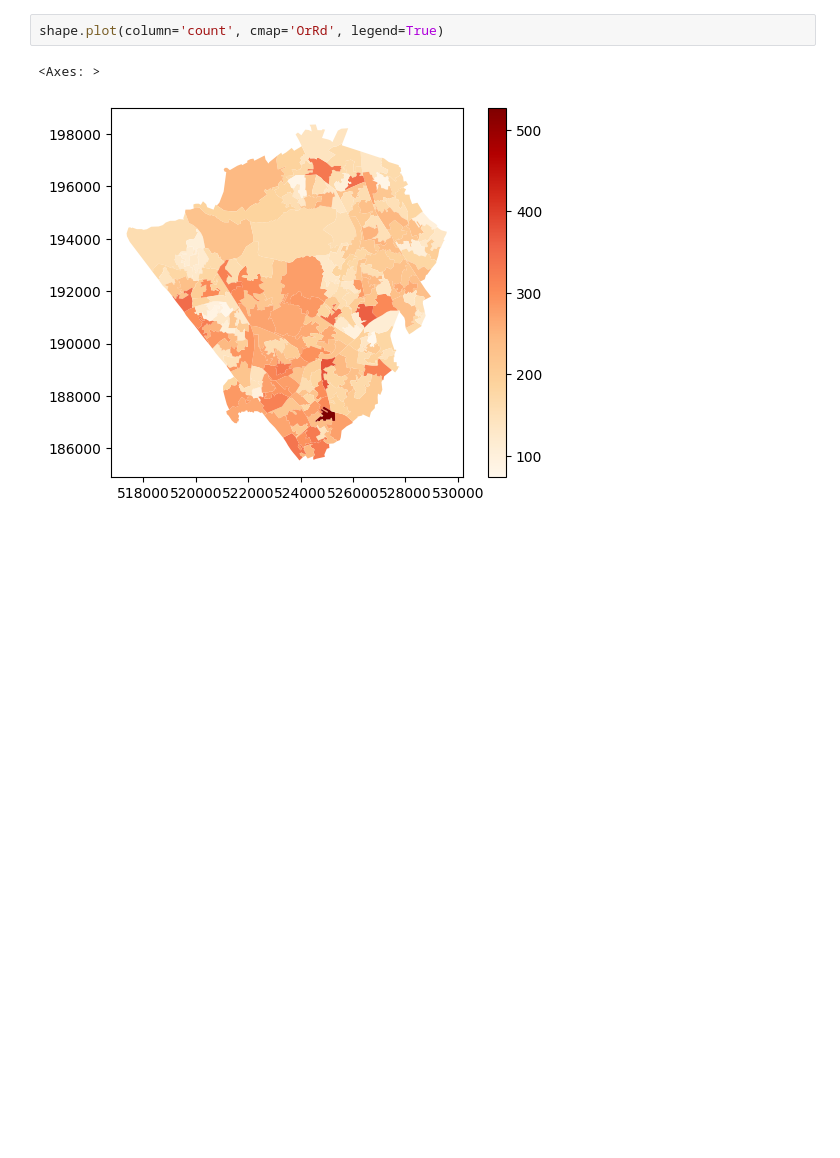
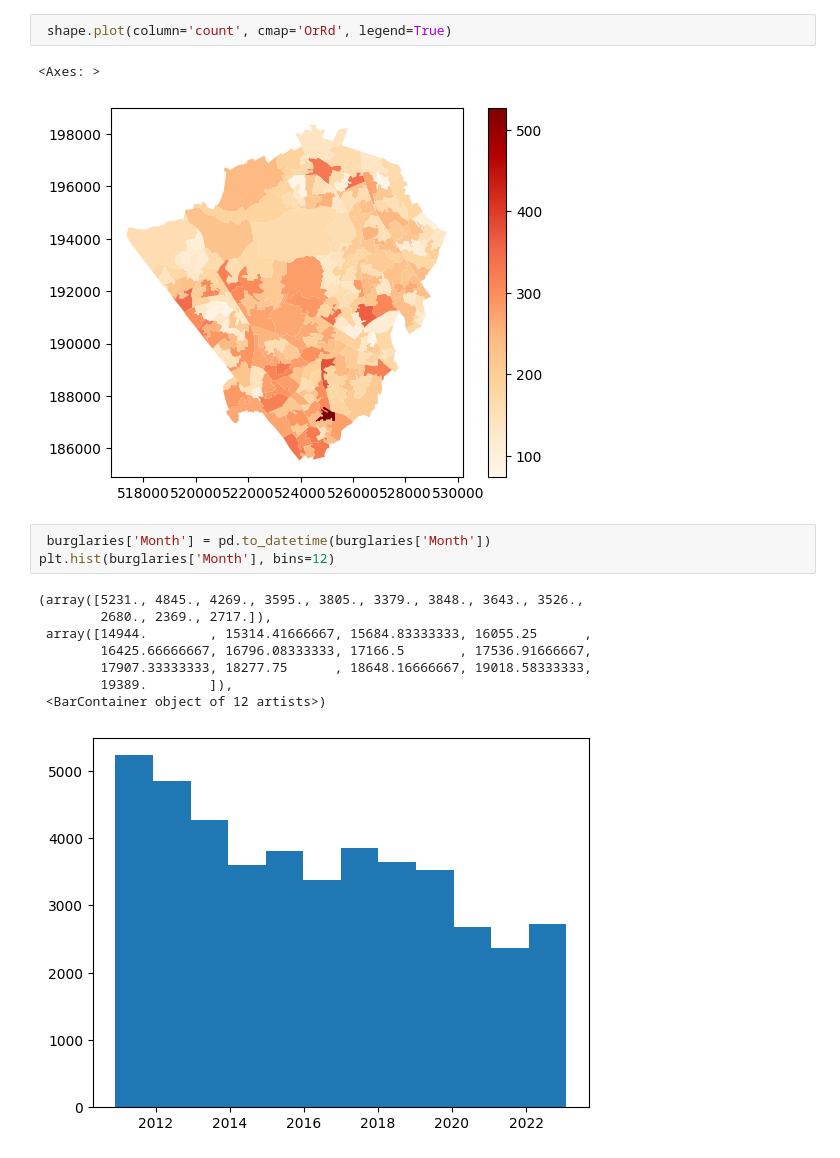
Before and after one commit to pdiggidy/DataChallenge2, a Jupyter notebook: eda.ipynb, the cells around one changed output. Saved outputs shown, nothing was run; the diff lists cells and outputs as text; blank space fills up the shorter version.

```diff
--- a/eda.ipynb
+++ b/eda.ipynb
@@ -25,7 +26,19 @@ counts = counts.reset_index()
 counts = counts.rename(columns={'LSOA code':'LSOA11CD'})
 shape = shape.merge(counts, on='LSOA11CD')
 # %%
-shape.plot(column='count', cmap='OrRd', legend=True)
+ shape.plot(column='count', cmap='OrRd', legend=True)
 # %% [output]
 <Axes: >
 [figure]
+# %%
+ burglaries['Month'] = pd.to_datetime(burglaries['Month'])
+plt.hist(burglaries['Month'], bins=12)
+# %% [output]
+(array([5231., 4845., 4269., 3595., 3805., 3379., 3848., 3643., 3526.,
+        2680., 2369., 2717.]),
+ array([14944.        , 15314.41666667, 15684.83333333, 16055.25      ,
+        16425.66666667, 16796.08333333, 17166.5       , 17536.91666667,
+        17907.33333333, 18277.75      , 18648.16666667, 19018.58333333,
+        19389.        ]),
+ <BarContainer object of 12 artists>)
+[figure, added]
```
Also changed, not shown: parts of 6 cells of this notebook, 6 other files.
